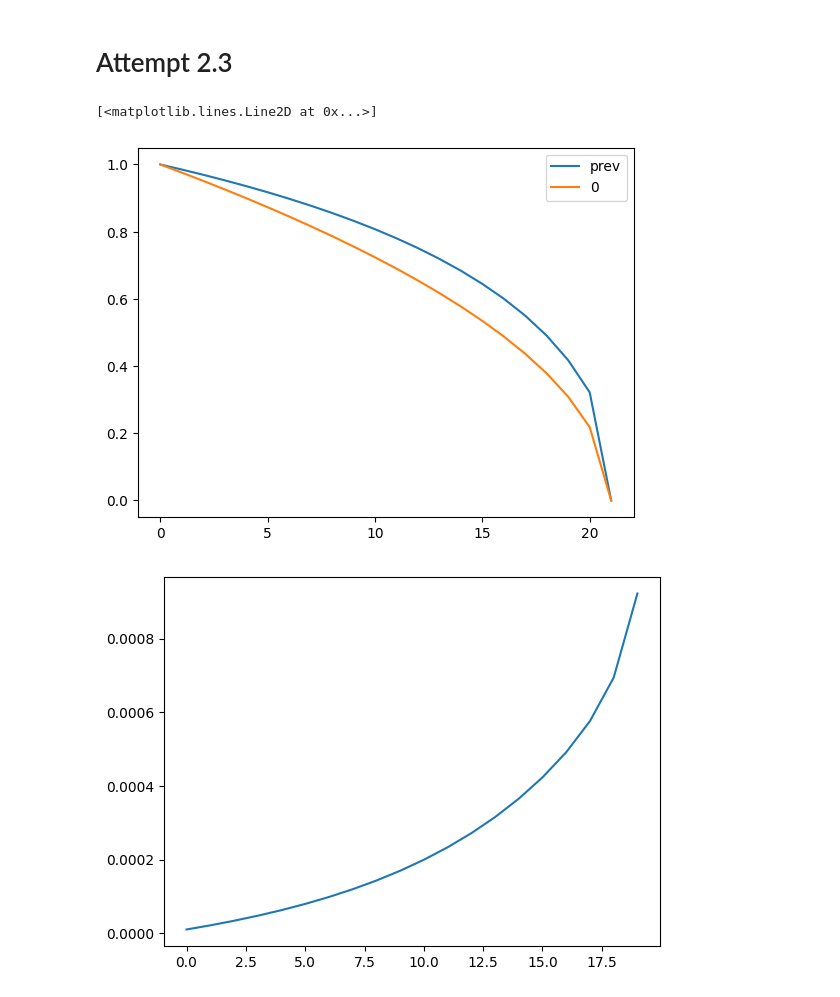
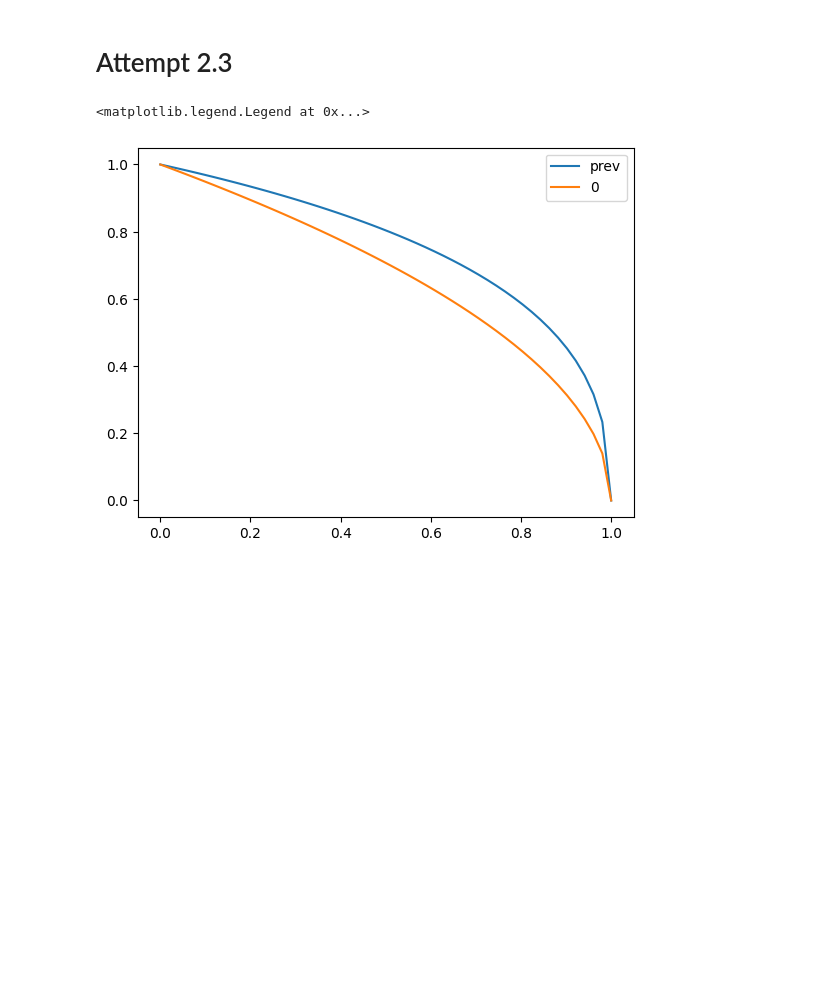
Before and after one commit to dashadem/CO2lovers, a Jupyter notebook: nonlinear.ipynb, the cells around one changed output. Cells and saved outputs as stored; diff of their text form; code cells hidden in the pictures; blank space fills up the shorter version.

```diff
--- a/nonlinear.ipynb
+++ b/nonlinear.ipynb
@@ -675,24 +710,26 @@ for i in range(nt):   # time loop
 # W_prev = W0 + dW
 # print(steps, err)
 # %%
+xi = np.linspace(0,1,N+2)
+u0 = np.sqrt(1 - xi)
+
 u1 = np.ones(1)
 u1 = np.append(u1, W_prev)
 u1 = np.append(u1, 0)
 
-u0 = np.ones(1)
-u0 = np.append(u0, W0)
-u0 = np.append(u0, 0)
+# u0 = np.ones(1)
+# u0 = np.append(u0, W0)
+# u0 = np.append(u0, 0)
 # print(u1)
 
-plt.plot(u1, label = 'prev')
-plt.plot(u0, label = '0')
+plt.plot(xi,u1, label = 'prev')
+plt.plot(xi,u0, label = '0')
 plt.legend()
-plt.figure()
-plt.plot(dW)
+# plt.figure()
+# plt.plot(dW)
 # %% [output]
-[<matplotlib.lines.Line2D at 0x...>]
+<matplotlib.legend.Legend at 0x...>
-[figure, old version]
+[figure, new version]
-[figure, removed]
 # %%
 plt.plot(ts, gs)
 plt.xscale('log')
```
Also changed, not shown: parts of 7 cells of this notebook.
